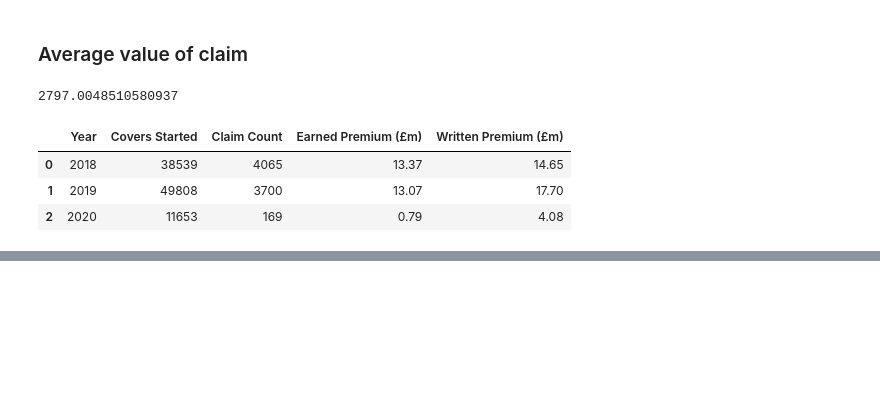
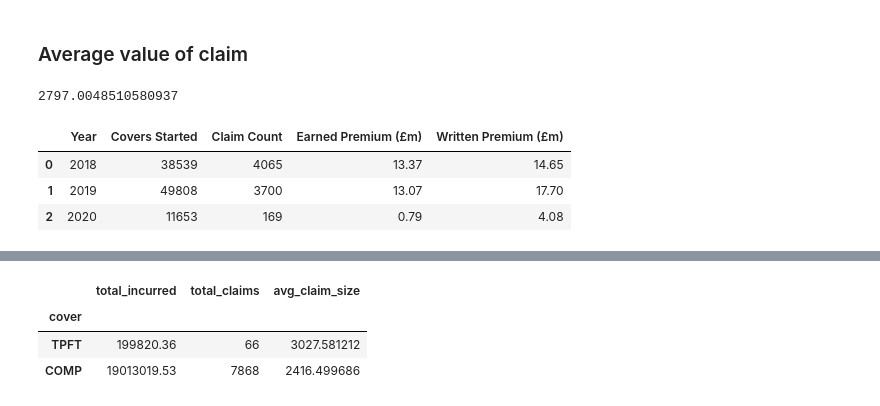
Before and after one commit to KemalYukselir/Hastings-Task, a Jupyter notebook: main.ipynb, the cells around one changed output, grey strips where cells are left out. Saved outputs shown, nothing was run; the diff lists cells and outputs as text; code cells hidden in the pictures; blank space fills up the shorter version.

```diff
--- a/main.ipynb
+++ b/main.ipynb
@@ -475,0 +498,43 @@ summary_present
+# %%
+df = insurance_df[insurance_df["claim_count"] > 0]
+
+def avg_claim_size_by(factor):
+    """
+    Calculate average claim size by a given factor.
+    """
+    grouped = df.groupby(factor).agg(
+        total_incurred=("capped_incurred", "sum"),
+        total_claims=("claim_count", "sum")
+    )
+    grouped["avg_claim_size"] = grouped["total_incurred"] / grouped["total_claims"]
+    return grouped.sort_values("avg_claim_size", ascending=False)
+
+# Example factors
+by_cover = avg_claim_size_by("cover")
+by_region = avg_claim_size_by("region")
+by_age = avg_claim_size_by("d1_age")
+by_vehicle_value = avg_claim_size_by("vehicle_value")
+by_ncd = avg_claim_size_by("ncd")
+by_pncd = avg_claim_size_by("pncd")
+by_overnight_location = avg_claim_size_by("overnight_location")
+by_vehicle_make = avg_claim_size_by("vehicle_make")
+by_transmission = avg_claim_size_by("transmission")
+by_primary_car_colour = avg_claim_size_by("primary_car_colour")
+by_vehicle_age = avg_claim_size_by("vehicle_age")
+by_business_provider = avg_claim_size_by("business_provider")
+by_voluntary_xs = avg_claim_size_by("voluntary_xs")
+by_vehicle_annual_mileage = avg_claim_size_by("vehicle_annual_mileage")
+by_entitlement = avg_claim_size_by("entitlement")
+by_d1_residency_years = avg_claim_size_by("d1_residency_years")
+by_d1_is_uk_resident = avg_claim_size_by("d1_is_uk_resident")
+by_gender = avg_claim_size_by("gender")
+
+
+
+# Show results
+by_cover.head()
+# %% [output]
+|  | total_incurred | total_claims | avg_claim_size |
+| cover |  |  |  |
+| TPFT | 199820.36 | 66 | 3027.581212 |
+| COMP | 19013019.53 | 7868 | 2416.499686 |
```
Also changed, not shown: parts of 3 cells of this notebook.
